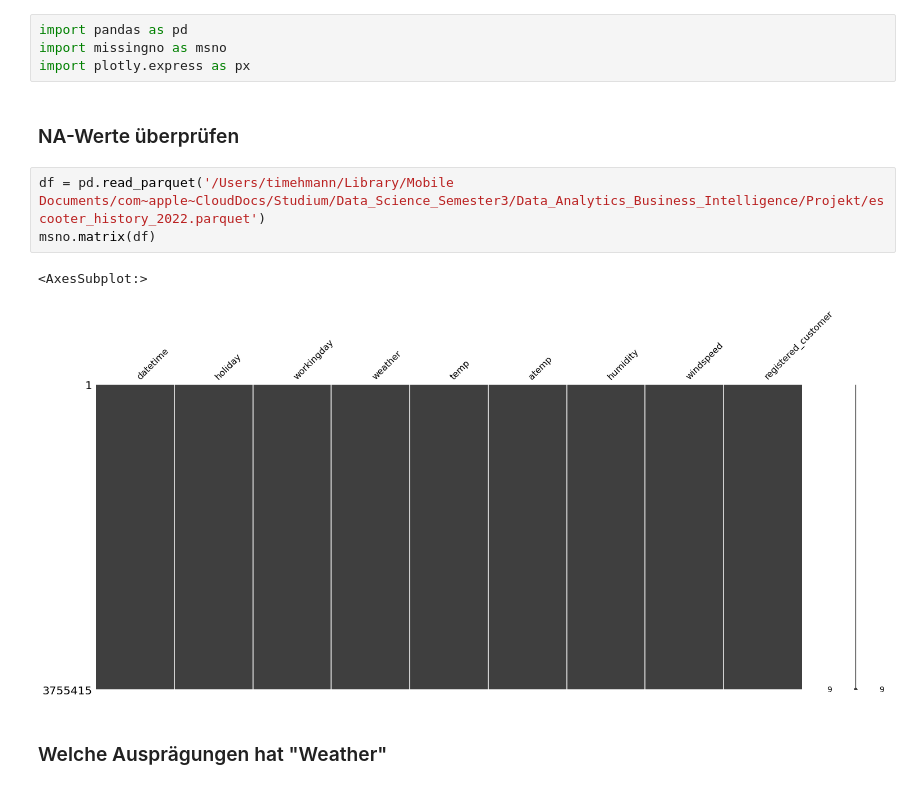
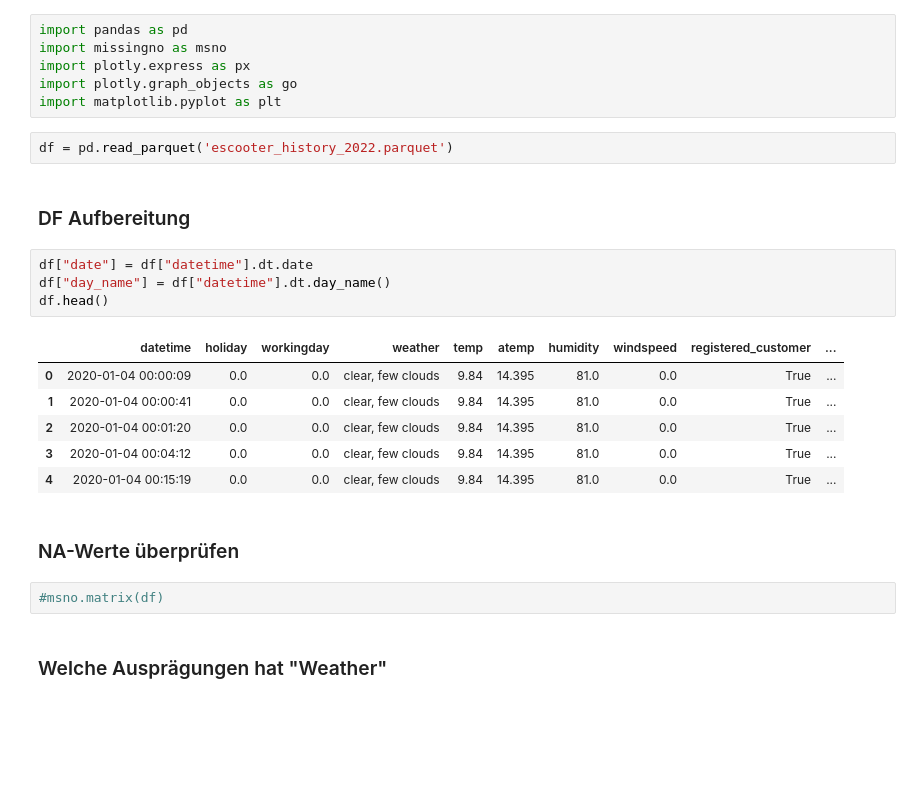
Before and after one commit to ElonRM/DA-BI_Project, a Jupyter notebook: project.ipynb, the cells around one changed output. Saved outputs shown, nothing was run; the diff lists cells and outputs as text; blank space fills up the shorter version.

```diff
--- a/project.ipynb
+++ b/project.ipynb
@@ -2,14 +2,27 @@
 import pandas as pd
 import missingno as msno
 import plotly.express as px
+import plotly.graph_objects as go
+import matplotlib.pyplot as plt
+# %%
+df = pd.read_parquet('escooter_history_2022.parquet')
+# %% [markdown]
+### DF Aufbereitung
+# %%
+df["date"] = df["datetime"].dt.date
+df["day_name"] = df["datetime"].dt.day_name()
+df.head()
+# %% [output]
+|  | datetime | holiday | workingday | weather | temp | atemp | humidity | windspeed | registered_customer | ... |
+| 0 | 2020-01-04 00:00:09 | 0.0 | 0.0 | clear, few clouds | 9.84 | 14.395 | 81.0 | 0.0 | True | ... |
+| 1 | 2020-01-04 00:00:41 | 0.0 | 0.0 | clear, few clouds | 9.84 | 14.395 | 81.0 | 0.0 | True | ... |
+| 2 | 2020-01-04 00:01:20 | 0.0 | 0.0 | clear, few clouds | 9.84 | 14.395 | 81.0 | 0.0 | True | ... |
+| 3 | 2020-01-04 00:04:12 | 0.0 | 0.0 | clear, few clouds | 9.84 | 14.395 | 81.0 | 0.0 | True | ... |
+| 4 | 2020-01-04 00:15:19 | 0.0 | 0.0 | clear, few clouds | 9.84 | 14.395 | 81.0 | 0.0 | True | ... |
 # %% [markdown]
 ### NA-Werte überprüfen
-# %%
-df = pd.read_parquet('/Users/timehmann/Library/Mobile Documents/com~apple~CloudDocs/Studium/Data_Science_Semester3/Data_Analytics_Business_Intelligence/Projekt/escooter_history_2022.parquet')
-msno.matrix(df)
-# %% [output]
-<AxesSubplot:>
-[figure, removed]
+# %%
+#msno.matrix(df)
 # %% [markdown]
 ### Welche Ausprägungen hat "Weather"
 # %%
```
Also changed, not shown: parts of 15 cells of this notebook, 5 other files.
